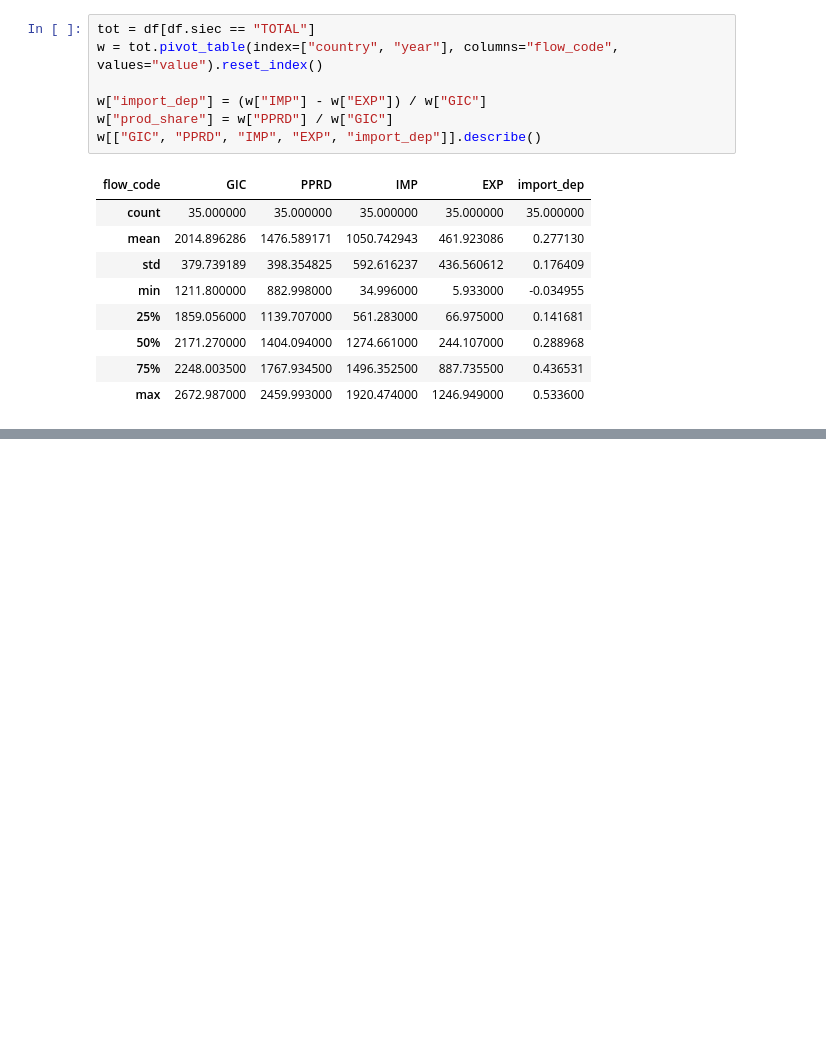
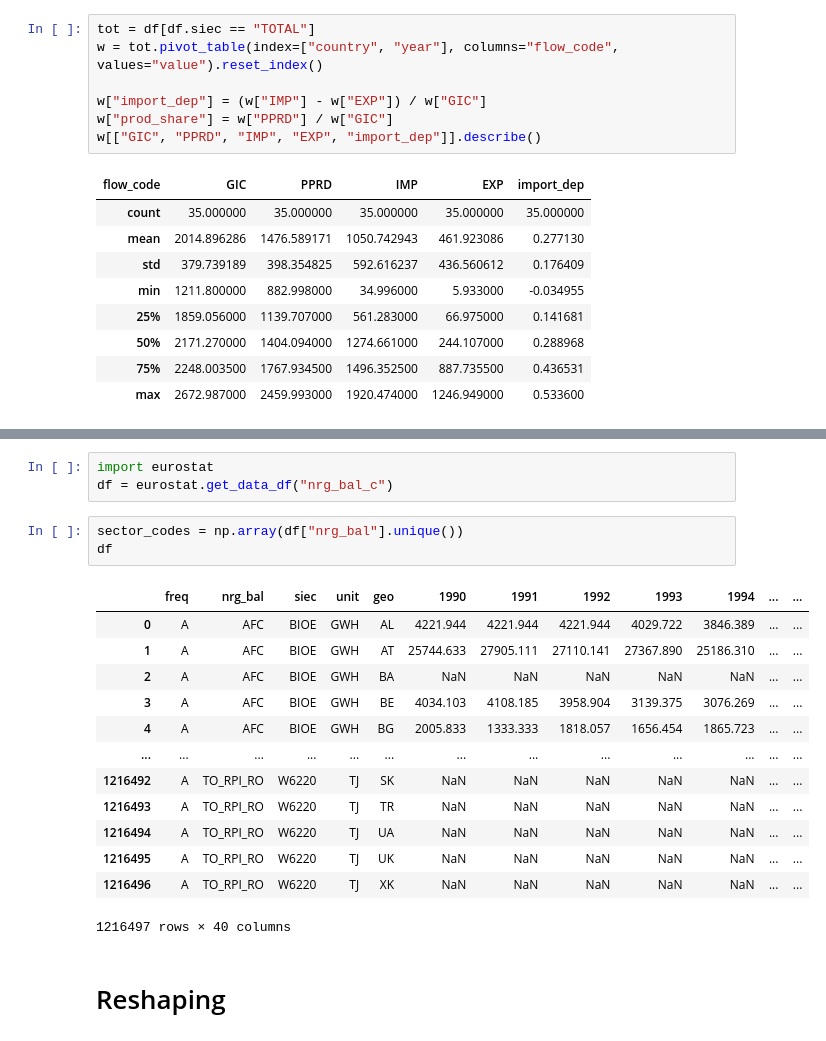
Before and after one commit to Kuzemano/Energy-Balances, a Jupyter notebook: main.ipynb, the cells around one changed output, grey strips where cells are left out. Saved outputs shown, nothing was run; the diff lists cells and outputs as text; blank space fills up the shorter version.

```diff
--- a/main.ipynb
+++ b/main.ipynb
@@ -183,0 +264,22 @@ print(hdr.index.tolist()[:50])
+# %%
+import eurostat
+df = eurostat.get_data_df("nrg_bal_c")
+# %%
+sector_codes = np.array(df["nrg_bal"].unique())
+df
+# %% [output]
+|  | freq | nrg_bal | siec | unit | geo | 1990 | 1991 | 1992 | 1993 | 1994 | ... | ... |
+| 0 | A | AFC | BIOE | GWH | AL | 4221.944 | 4221.944 | 4221.944 | 4029.722 | 3846.389 | ... | ... |
+| 1 | A | AFC | BIOE | GWH | AT | 25744.633 | 27905.111 | 27110.141 | 27367.890 | 25186.310 | ... | ... |
+| 2 | A | AFC | BIOE | GWH | BA | NaN | NaN | NaN | NaN | NaN | ... | ... |
+| 3 | A | AFC | BIOE | GWH | BE | 4034.103 | 4108.185 | 3958.904 | 3139.375 | 3076.269 | ... | ... |
+| 4 | A | AFC | BIOE | GWH | BG | 2005.833 | 1333.333 | 1818.057 | 1656.454 | 1865.723 | ... | ... |
+| ... | ... | ... | ... | ... | ... | ... | ... | ... | ... | ... | ... | ... |
+| 1216492 | A | TO_RPI_RO | W6220 | TJ | SK | NaN | NaN | NaN | NaN | NaN | ... | ... |
+| 1216493 | A | TO_RPI_RO | W6220 | TJ | TR | NaN | NaN | NaN | NaN | NaN | ... | ... |
+| 1216494 | A | TO_RPI_RO | W6220 | TJ | UA | NaN | NaN | NaN | NaN | NaN | ... | ... |
+| 1216495 | A | TO_RPI_RO | W6220 | TJ | UK | NaN | NaN | NaN | NaN | NaN | ... | ... |
+| 1216496 | A | TO_RPI_RO | W6220 | TJ | XK | NaN | NaN | NaN | NaN | NaN | ... | ... |
+1216497 rows × 40 columns
+# %% [markdown]
+# Reshaping
```
Also changed, not shown: parts of 19 cells of this notebook, 2 other files.
